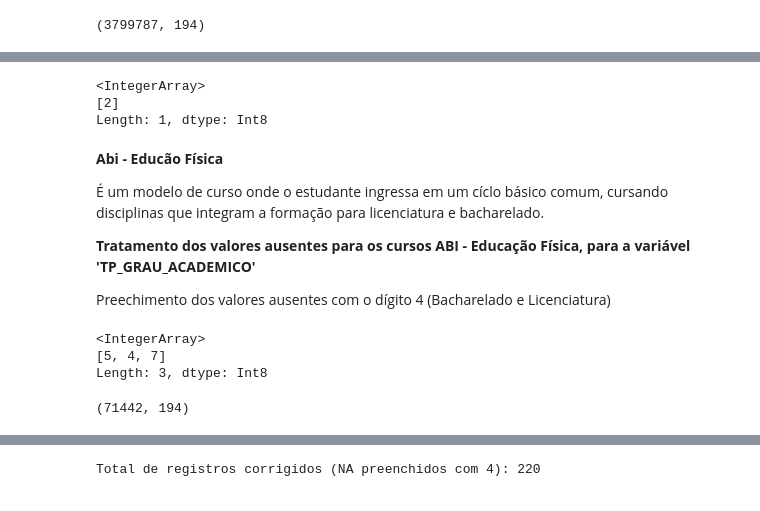
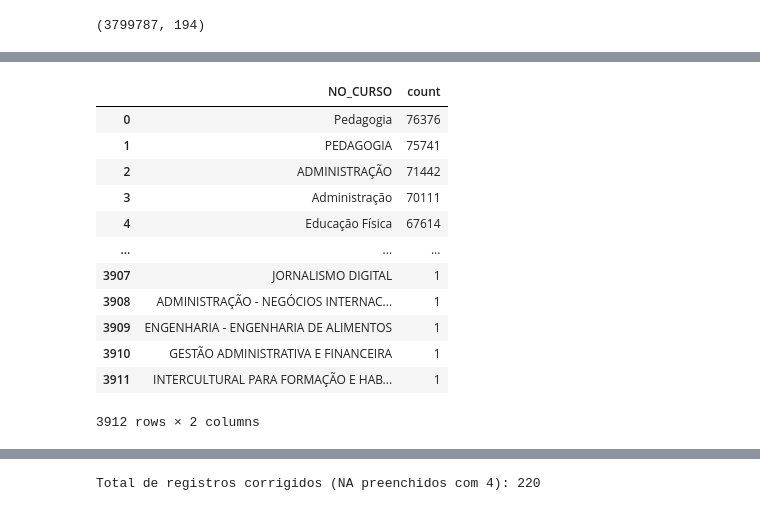
Before and after one commit to leojutsu/estagio_abed, a Jupyter notebook: censup.ipynb, the cells around one changed output, grey strips where cells are left out. Drawn from its saved outputs; the diff is of its cells as text; code cells hidden in the pictures.

```diff
--- a/censup.ipynb
+++ b/censup.ipynb
@@ -386,7 +322,0 @@ len(colunas_quantidade)
-# %%
-# Preechendo os valores nulos (NaN) para evitar erros nas operações matemáricas, usando 0 nas colunas de contagem
-for col in colunas_quantidade:
-    df_full_order[col] = df_full_order[col].fillna(0)
-
-# Solução alternativa usando .loc
-# df_full_order.loc[:,colunas_quantidade] = df_full_order[colunas_quantidade].fillna(0)
@@ -521,6 +322,0 @@ mask_na = df_full_order['NO_MUNICIPIO'].isna()
-# %%
-# Adicionar a nova string 'ND*' á lista de categorias válidas da coluna 'NO_REGIAO'
-df_full_order['CO_MUNICIPIO'] = df_full_order['CO_MUNICIPIO'].cat.add_categories('ND*')
-# %%
-# Preencher os nulos com a nova categoria, atribuindo o resultado de volta na caluna
-df_full_order['CO_MUNICIPIO'] = df_full_order['CO_MUNICIPIO'].fillna('ND*')
@@ -555,6 +322,0 @@ registros_na.sample()
-# %%
-registros_na['TP_MODALIDADE_ENSINO'].unique()
-# %% [output]
-<IntegerArray>
-[2]
-Length: 1, dtype: Int8
@@ -563,23 +323,17 @@ df_pb = registros_na[registros_na['NO_CINE_AREA_GERAL'] == 'Negócios, administr
 # %%
-n_cursos1 = pd.DataFrame(df_pb['NO_CURSO'].value_counts().reset_index())
+n_cursos = pd.DataFrame(df_full_order['NO_CURSO'].value_counts().reset_index())
+n_cursos
+# %% [output]
+|  | NO_CURSO | count |
+| 0 | Pedagogia | 76376 |
+| 1 | PEDAGOGIA | 75741 |
+| 2 | ADMINISTRAÇÃO | 71442 |
+| 3 | Administração | 70111 |
+| 4 | Educação Física | 67614 |
+| ... | ... | ... |
+| 3907 | JORNALISMO DIGITAL | 1 |
+| 3908 | ADMINISTRAÇÃO - NEGÓCIOS INTERNAC... | 1 |
+| 3909 | ENGENHARIA - ENGENHARIA DE ALIMENTOS | 1 |
+| 3910 | GESTÃO ADMINISTRATIVA E FINANCEIRA | 1 |
+| 3911 | INTERCULTURAL PARA FORMAÇÃO E HAB... | 1 |
+3912 rows × 2 columns
-# %% [markdown]
-**Abi - Educão Física**
-
-É um modelo de curso onde o estudante ingressa em um cíclo básico comum, cursando disciplinas que integram a formação para licenciatura e bacharelado.
-
-**Tratamento dos valores ausentes para os cursos ABI - Educação Física, para a variável 'TP_GRAU_ACADEMICO'**
-
-Preechimento dos valores ausentes com o dígito 4 (Bacharelado e Licenciatura)
-# %%
-view = registros_na[registros_na['IN_GRATUITO'] == 0]
-view['TP_CATEGORIA_ADMINISTRATIVA'].unique()
-# %% [output]
-<IntegerArray>
-[5, 4, 7]
-Length: 3, dtype: Int8
-# %%
-# Cursos MATEMÁTICA - LICENCIATURA OU BACHARELADO (Área Básica de Ingresso)
-df_abi_ma = df_full_order[df_full_order['NO_CURSO'] == 'ADMINISTRAÇÃO']
-df_abi_ma.shape
-# %% [output]
-(71442, 194)
```
Also changed, not shown: parts of 78 cells of this notebook, 17 other files.
